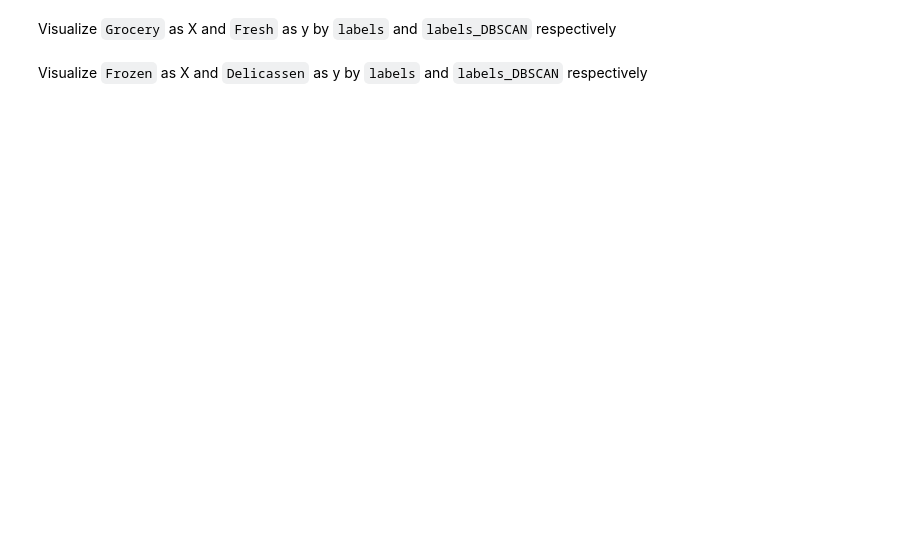
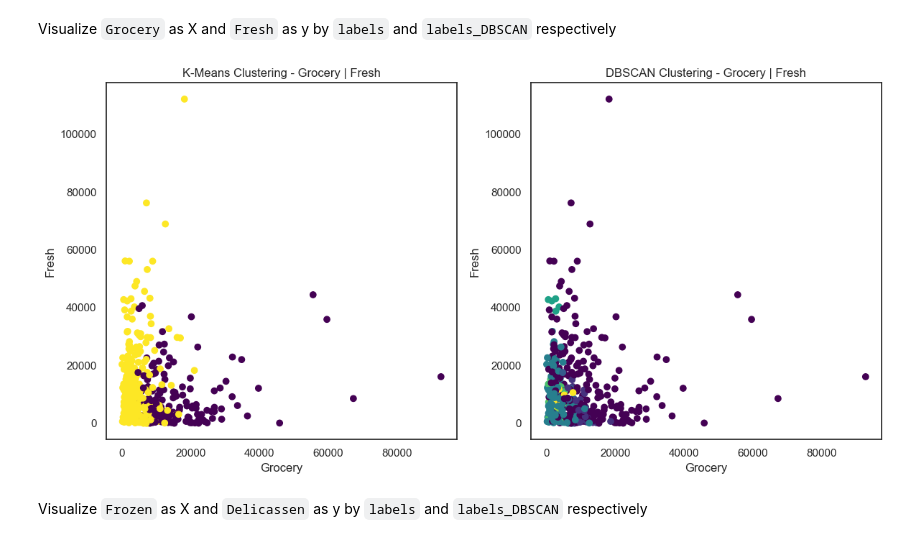
Before and after one commit to Ironhack-Data-Madrid-Octubre-2023/7.4-lab_unsupervised_learning, a Jupyter notebook: your-code/main.ipynb, the cells around one changed output. Drawn from its saved outputs; the diff is of its cells as text; code cells hidden in the pictures; blank space fills up the shorter version.

```diff
--- a/your-code/main.ipynb
+++ b/your-code/main.ipynb
@@ -332,2 +315,21 @@ Visualize `Grocery` as X and `Fresh` as y by `labels` and `labels_DBSCAN` respec
+# %%
+fig, axes = plt.subplots(nrows=1, ncols=2, figsize=(12, 6))
+
+# Labels
+axes[0].scatter(customers['Grocery'], customers['Fresh'], c=customers['label'], cmap='viridis')
+axes[0].set_title('K-Means Clustering - Grocery | Fresh')
+axes[0].set_xlabel('Grocery')
+axes[0].set_ylabel('Fresh')
+# Labels_DBSCAN
+axes[1].scatter(customers['Grocery'], customers['Fresh'], c=customers['labels_DBSCAN'], cmap='viridis')
+axes[1].set_title('DBSCAN Clustering - Grocery | Fresh')
+axes[1].set_xlabel('Grocery')
+axes[1].set_ylabel('Fresh')
+# Ajustar el diseño para evitar superposiciones
+plt.tight_layout()
+# Mostrar los gráficos
+plt.show();
+# %% [output]
+[figure, added]
 # %% [markdown]
 Visualize `Frozen` as X and `Delicassen` as y by `labels` and `labels_DBSCAN` respectively
```
Also changed, not shown: parts of 7 cells of this notebook.
